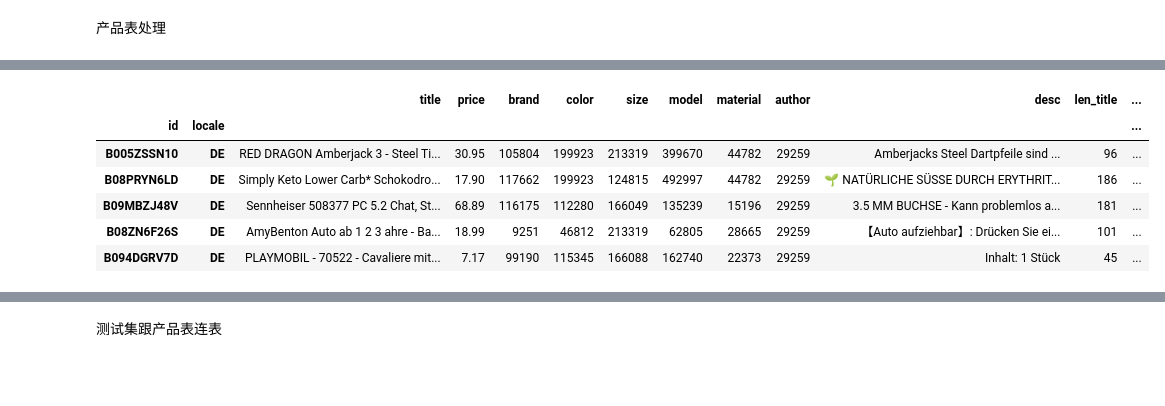
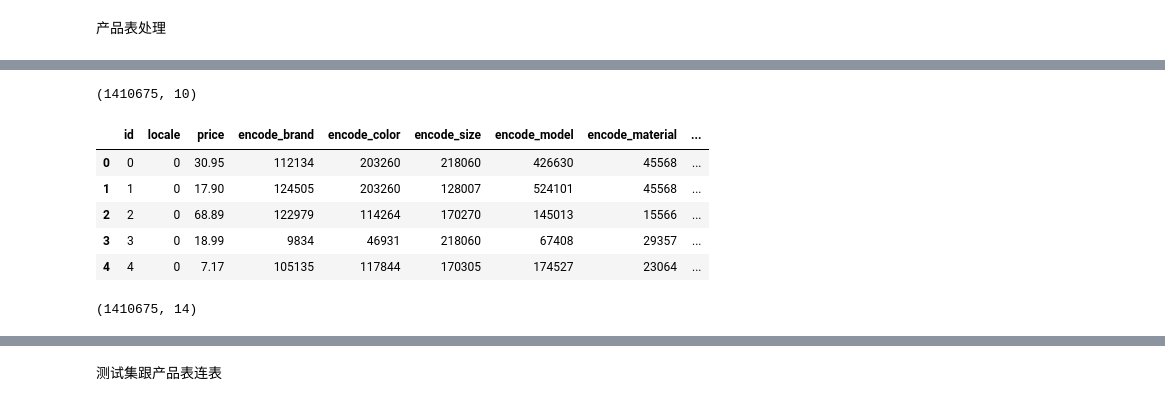
Before and after one commit to aptx1231/KDD-CUP-2023, a Jupyter notebook: train2.ipynb, the cells around one changed output, grey strips where cells are left out. Drawn from its saved outputs; the diff is of its cells as text; code cells hidden in the pictures; blank space fills up the shorter version.

```diff
--- a/train2.ipynb
+++ b/train2.ipynb
@@ -463,10 +499,19 @@ products.shape
+# %%
+products_encoded_newfeature = pd.read_csv('./data/products_encoded_newfeature.csv')
+# %%
+products_encoded_newfeature.shape
+# %% [output]
+(1410675, 10)
 # %%
-products.head()
+products_encoded_newfeature.head()
 # %% [output]
-|  |  | title | price | brand | color | size | model | material | author | desc | len_title | ... |
-| id | locale |  |  |  |  |  |  |  |  |  |  | ... |
-| B005ZSSN10 | DE | RED DRAGON Amberjack 3 - Steel Ti... | 30.95 | 105804 | 199923 | 213319 | 399670 | 44782 | 29259 | Amberjacks Steel Dartpfeile sind ... | 96 | ... |
-| B08PRYN6LD | DE | Simply Keto Lower Carb* Schokodro... | 17.90 | 117662 | 199923 | 124815 | 492997 | 44782 | 29259 | 🌱 NATÜRLICHE SÜSSE DURCH ERYTHRIT... | 186 | ... |
-| B09MBZJ48V | DE | Sennheiser 508377 PC 5.2 Chat, St... | 68.89 | 116175 | 112280 | 166049 | 135239 | 15196 | 29259 | 3.5 MM BUCHSE - Kann problemlos a... | 181 | ... |
-| B08ZN6F26S | DE | AmyBenton Auto ab 1 2 3 ahre - Ba... | 18.99 | 9251 | 46812 | 213319 | 62805 | 28665 | 29259 | 【Auto aufziehbar】: Drücken Sie ei... | 101 | ... |
-| B094DGRV7D | DE | PLAYMOBIL - 70522 - Cavaliere mit... | 7.17 | 99190 | 115345 | 166088 | 162740 | 22373 | 29259 | Inhalt: 1 Stück | 45 | ... |
+|  | id | locale | price | encode_brand | encode_color | encode_size | encode_model | encode_material | ... |
+| 0 | 0 | 0 | 30.95 | 112134 | 203260 | 218060 | 426630 | 45568 | ... |
+| 1 | 1 | 0 | 17.90 | 124505 | 203260 | 128007 | 524101 | 45568 | ... |
+| 2 | 2 | 0 | 68.89 | 122979 | 114264 | 170270 | 145013 | 15566 | ... |
+| 3 | 3 | 0 | 18.99 | 9834 | 46931 | 218060 | 67408 | 29357 | ... |
+| 4 | 4 | 0 | 7.17 | 105135 | 117844 | 170305 | 174527 | 23064 | ... |
+# %%
+products_encoded.shape
+# %% [output]
+(1410675, 14)
```
Also changed, not shown: parts of 93 cells of this notebook, 18 other files.
